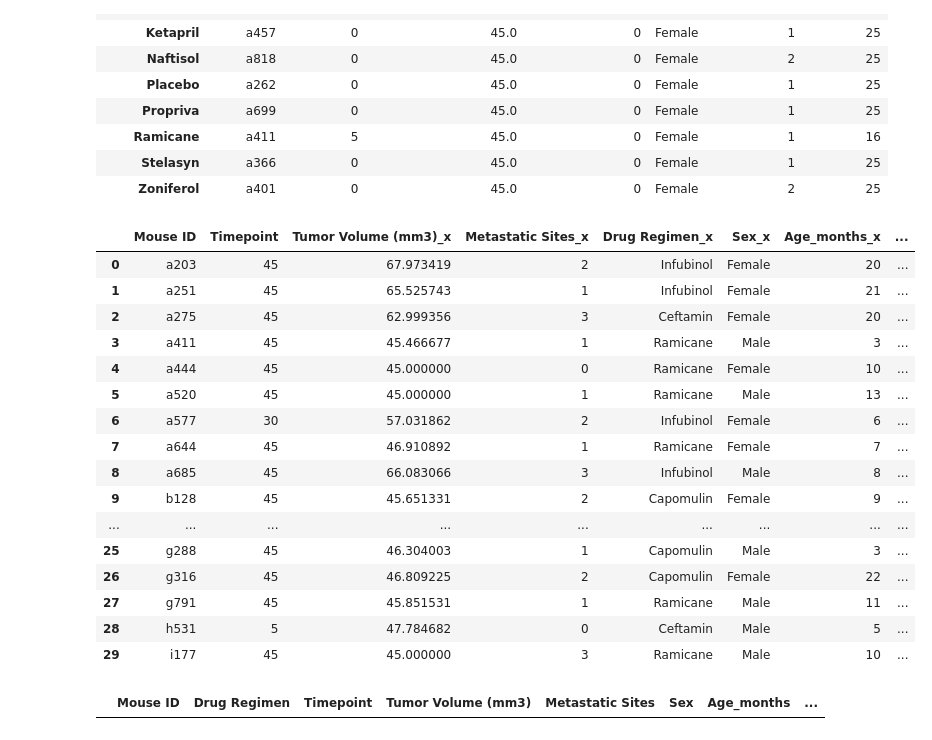
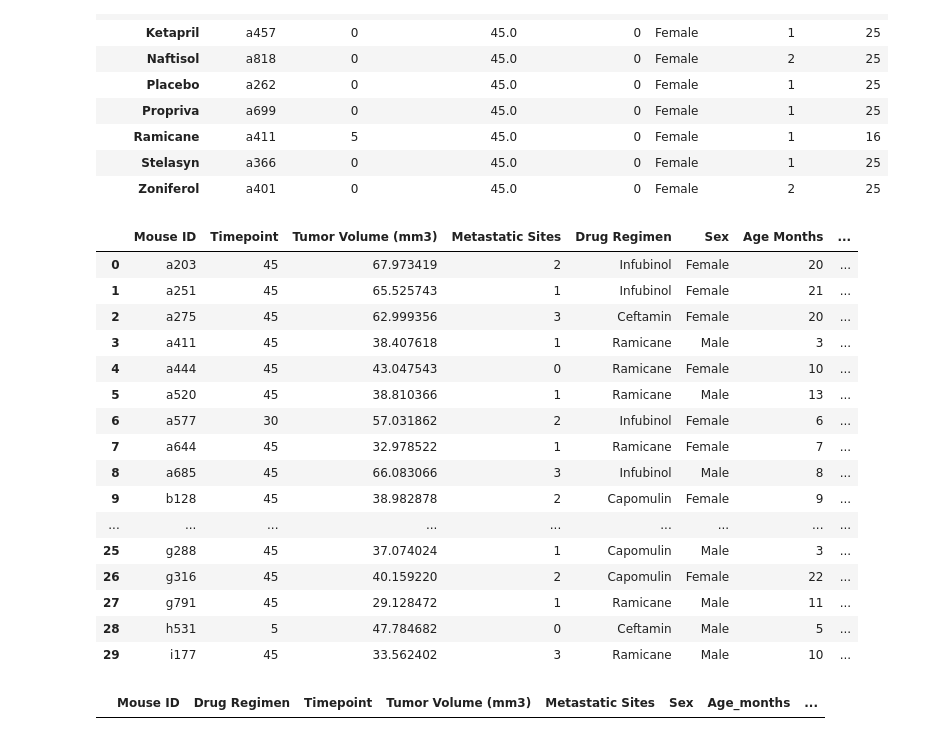
Before and after one commit to mel-c-lowe/MatPlotLib_Homework_05, a Jupyter notebook: Pymaceuticals.ipynb, the cells around one changed output. Saved outputs shown, nothing was run; the diff lists cells and outputs as text; code cells hidden in the pictures.

Commit message:
Got the dataframe set, c326 looks right for tumor value

```diff
--- a/Pymaceuticals.ipynb
+++ b/Pymaceuticals.ipynb
@@ -331,37 +331,50 @@ inf_tumor_data_start # ok, this has the lowest value that needs to appear
 # %%
 # Trying something else care of Alyssa K
 
 top_drugs_tumor_two = cleaned_master.loc[(cleaned_master["Drug Regimen"] == "Capomulin") |
                                           (cleaned_master["Drug Regimen"] == "Ramicane") |
                                           (cleaned_master["Drug Regimen"] == "Infubinol") |
                                           (cleaned_master["Drug Regimen"] == "Ceftamin")]
 top_drugs_df_max = top_drugs_tumor_two.groupby("Mouse ID").max()
 # top_drugs_df_max.head(30) # c326 is still showing at 45
 
 
 # compiled_data_master = pd.merge(study_results_master, mouse_metadata_master, on="Mouse ID")
 
 merged_top_drugs = pd.merge(top_drugs_df_max, cleaned_master, on=["Mouse ID", "Timepoint"])
 merged_top_drugs.head(30)
 # Ok, it's almost sort of there??? But also a mess
+
+clean_top_drugs = merged_top_drugs[["Mouse ID", "Timepoint", "Tumor Volume (mm3)_y",
+                                    "Metastatic Sites_x", "Drug Regimen_x", "Sex_x",
+                                    "Age_months_x", "Weight (g)_x"]]
+
+# df.rename(columns={"A": "a", "B": "c"})
+clean_top_drugs = clean_top_drugs.rename(columns={"Tumor Volume (mm3)_y": "Tumor Volume (mm3)",
+                                                 "Metastatic Sites_x": "Metastatic Sites",
+                                                 "Drug Regimen_x": "Drug Regimen",
+                                                 "Sex_x": "Sex",
+                                                 "Age_months_x": "Age Months",
+                                                 "Weight (g)_x": "Weight (g)"})
+clean_top_drugs.head(30)
 # %% [output]
-|  | Mouse ID | Timepoint | Tumor Volume (mm3)_x | Metastatic Sites_x | Drug Regimen_x | Sex_x | Age_months_x | ... |
+|  | Mouse ID | Timepoint | Tumor Volume (mm3) | Metastatic Sites | Drug Regimen | Sex | Age Months | ... |
 | 0 | a203 | 45 | 67.973419 | 2 | Infubinol | Female | 20 | ... |
 | 1 | a251 | 45 | 65.525743 | 1 | Infubinol | Female | 21 | ... |
 | 2 | a275 | 45 | 62.999356 | 3 | Ceftamin | Female | 20 | ... |
-| 3 | a411 | 45 | 45.466677 | 1 | Ramicane | Male | 3 | ... |
-| 4 | a444 | 45 | 45.000000 | 0 | Ramicane | Female | 10 | ... |
-| 5 | a520 | 45 | 45.000000 | 1 | Ramicane | Male | 13 | ... |
+| 3 | a411 | 45 | 38.407618 | 1 | Ramicane | Male | 3 | ... |
+| 4 | a444 | 45 | 43.047543 | 0 | Ramicane | Female | 10 | ... |
+| 5 | a520 | 45 | 38.810366 | 1 | Ramicane | Male | 13 | ... |
 | 6 | a577 | 30 | 57.031862 | 2 | Infubinol | Female | 6 | ... |
-| 7 | a644 | 45 | 46.910892 | 1 | Ramicane | Female | 7 | ... |
+| 7 | a644 | 45 | 32.978522 | 1 | Ramicane | Female | 7 | ... |
 | 8 | a685 | 45 | 66.083066 | 3 | Infubinol | Male | 8 | ... |
-| 9 | b128 | 45 | 45.651331 | 2 | Capomulin | Female | 9 | ... |
+| 9 | b128 | 45 | 38.982878 | 2 | Capomulin | Female | 9 | ... |
 | ... | ... | ... | ... | ... | ... | ... | ... | ... |
-| 25 | g288 | 45 | 46.304003 | 1 | Capomulin | Male | 3 | ... |
-| 26 | g316 | 45 | 46.809225 | 2 | Capomulin | Female | 22 | ... |
-| 27 | g791 | 45 | 45.851531 | 1 | Ramicane | Male | 11 | ... |
+| 25 | g288 | 45 | 37.074024 | 1 | Capomulin | Male | 3 | ... |
+| 26 | g316 | 45 | 40.159220 | 2 | Capomulin | Female | 22 | ... |
+| 27 | g791 | 45 | 29.128472 | 1 | Ramicane | Male | 11 | ... |
 | 28 | h531 | 5 | 47.784682 | 0 | Ceftamin | Male | 5 | ... |
-| 29 | i177 | 45 | 45.000000 | 3 | Ramicane | Male | 10 | ... |
+| 29 | i177 | 45 | 33.562402 | 3 | Ramicane | Male | 10 | ... |
 # %%
 capomulin_data = top_drugs_tumor_data.loc[top_drugs_tumor_data["Drug Regimen"] == "Capomulin"]
 ramicane_data = top_drugs_tumor_data.loc[top_drugs_tumor_data["Drug Regimen"] == "Ramicane"]
```
